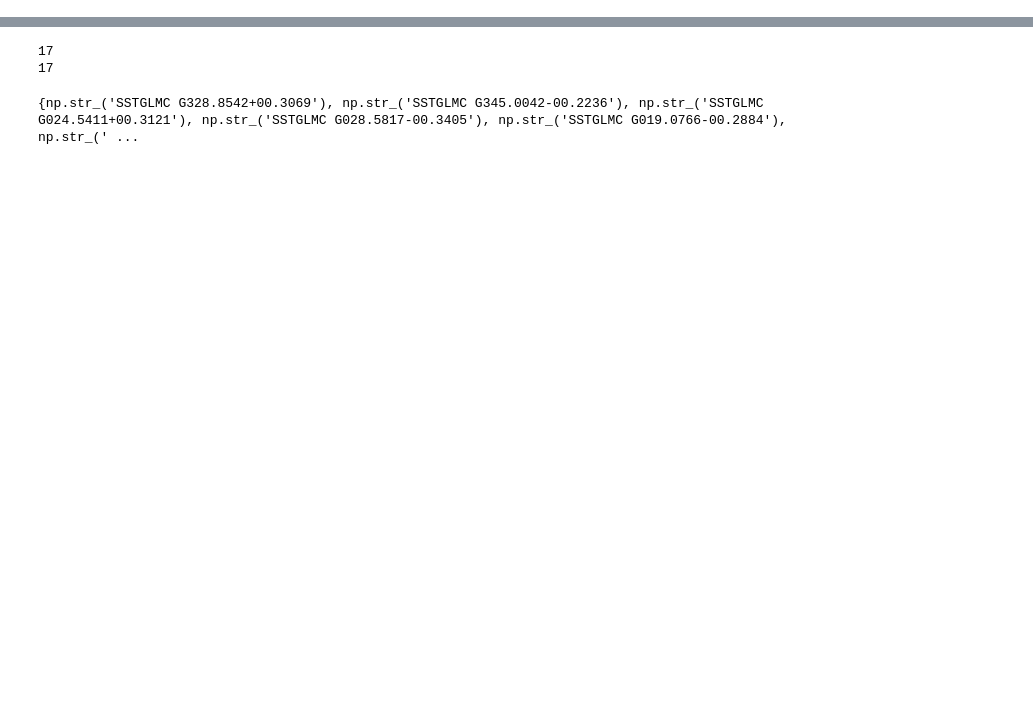
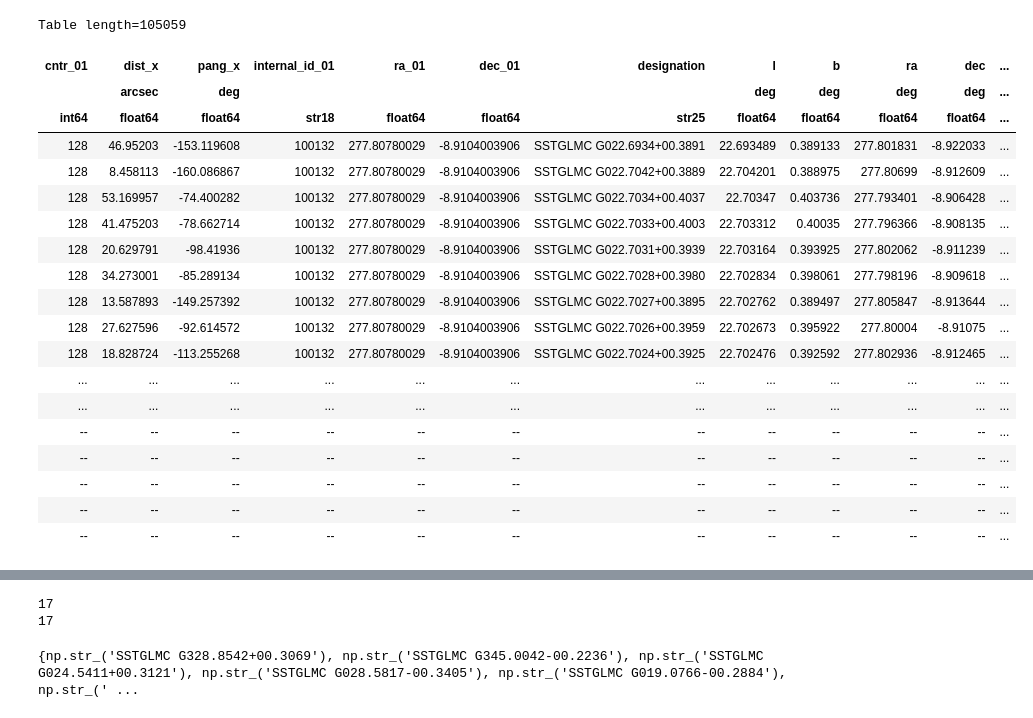
Before and after one commit to Ajuradoi1/ALMAGAL_IR, a Jupyter notebook: JAE/Spitzer_ALMA_cat.ipynb, the cells around one changed output, grey strips where cells are left out. Drawn from its saved outputs; the diff is of its cells as text; code cells hidden in the pictures; blank space fills up the shorter version.

Commit message:
fits catalogue v1

```diff
--- a/JAE/Spitzer_ALMA_cat.ipynb
+++ b/JAE/Spitzer_ALMA_cat.ipynb
@@ -48,8 +48,6 @@ alma_coords = SkyCoord(alma_sources["RA"], alma_sources["DEC"], unit="deg", fram
 spitzer_coords = SkyCoord(
     spitzer_sources["ra"], spitzer_sources["dec"], unit="deg", frame="icrs"
 )
-
-#idx, sep, _ = spitzer_coords.match_to_catalog_sky(alma_coords)
 
 idx, sep, _ = spitzer_coords.match_to_catalog_sky(alma_coords)
 
@@ -59,17 +57,5 @@ mask = sep < radius
 
 unique, counts = np.unique(mask,return_counts=True)
 print(dict(zip(unique,counts)))
-
-'''spitzer_sources["has_twomass"] = mask
-
-for col in ["j_m", "j_msigcom", "h_m", "h_msigcom", "k_m", "k_msigcom"]:
-    spitzer_sources[col] = np.nan
-    spitzer_sources[col][mask] = np.array(twomass[col][idx[mask]], dtype=float)
-
-spitzer_sources.write(
-    "../output/tables/"+cat+"/spitzer_sources_" + cat + "_2mass.tbl",
-    format="ascii.ipac",
-    overwrite=True,
-)'''
 # %% [output]
 {np.False_: np.int64(98711), np.True_: np.int64(405)}
@@ -76,0 +84,2 @@ spitzer_sources.write(
+# %%
+spitzer_sources['alma_match'] = mask
@@ -76,0 +118,32 @@ spitzer_sources.write(
+# %%
+catalogue = join(left = spitzer_sources,
+                 right =alma_sources,
+                 join_type= 'outer',
+                 keys_left=['alma_region','alma_id','alma_match'],
+                 keys_right=['CLUMP','ID','ALMA_MATCH']
+)
+
+catalogue.remove_columns(['ALMA_MATCH'])
+# %%
+catalogue
+# %% [output]
+Table length=105059
+| cntr_01 | dist_x | pang_x | internal_id_01 | ra_01 | dec_01 | designation | l | b | ra | dec | ... |
+|  | arcsec | deg |  |  |  |  | deg | deg | deg | deg | ... |
+| int64 | float64 | float64 | str18 | float64 | float64 | str25 | float64 | float64 | float64 | float64 | ... |
+| 128 | 46.95203 | -153.119608 | 100132 | 277.80780029 | -8.9104003906 | SSTGLMC G022.6934+00.3891 | 22.693489 | 0.389133 | 277.801831 | -8.922033 | ... |
+| 128 | 8.458113 | -160.086867 | 100132 | 277.80780029 | -8.9104003906 | SSTGLMC G022.7042+00.3889 | 22.704201 | 0.388975 | 277.80699 | -8.912609 | ... |
+| 128 | 53.169957 | -74.400282 | 100132 | 277.80780029 | -8.9104003906 | SSTGLMC G022.7034+00.4037 | 22.70347 | 0.403736 | 277.793401 | -8.906428 | ... |
+| 128 | 41.475203 | -78.662714 | 100132 | 277.80780029 | -8.9104003906 | SSTGLMC G022.7033+00.4003 | 22.703312 | 0.40035 | 277.796366 | -8.908135 | ... |
+| 128 | 20.629791 | -98.41936 | 100132 | 277.80780029 | -8.9104003906 | SSTGLMC G022.7031+00.3939 | 22.703164 | 0.393925 | 277.802062 | -8.911239 | ... |
+| 128 | 34.273001 | -85.289134 | 100132 | 277.80780029 | -8.9104003906 | SSTGLMC G022.7028+00.3980 | 22.702834 | 0.398061 | 277.798196 | -8.909618 | ... |
+| 128 | 13.587893 | -149.257392 | 100132 | 277.80780029 | -8.9104003906 | SSTGLMC G022.7027+00.3895 | 22.702762 | 0.389497 | 277.805847 | -8.913644 | ... |
+| 128 | 27.627596 | -92.614572 | 100132 | 277.80780029 | -8.9104003906 | SSTGLMC G022.7026+00.3959 | 22.702673 | 0.395922 | 277.80004 | -8.91075 | ... |
+| 128 | 18.828724 | -113.255268 | 100132 | 277.80780029 | -8.9104003906 | SSTGLMC G022.7024+00.3925 | 22.702476 | 0.392592 | 277.802936 | -8.912465 | ... |
+| ... | ... | ... | ... | ... | ... | ... | ... | ... | ... | ... | ... |
+| ... | ... | ... | ... | ... | ... | ... | ... | ... | ... | ... | ... |
+| -- | -- | -- | -- | -- | -- | -- | -- | -- | -- | -- | ... |
+| -- | -- | -- | -- | -- | -- | -- | -- | -- | -- | -- | ... |
+| -- | -- | -- | -- | -- | -- | -- | -- | -- | -- | -- | ... |
+| -- | -- | -- | -- | -- | -- | -- | -- | -- | -- | -- | ... |
+| -- | -- | -- | -- | -- | -- | -- | -- | -- | -- | -- | ... |
```
Also changed, not shown: parts of 15 cells of this notebook.
